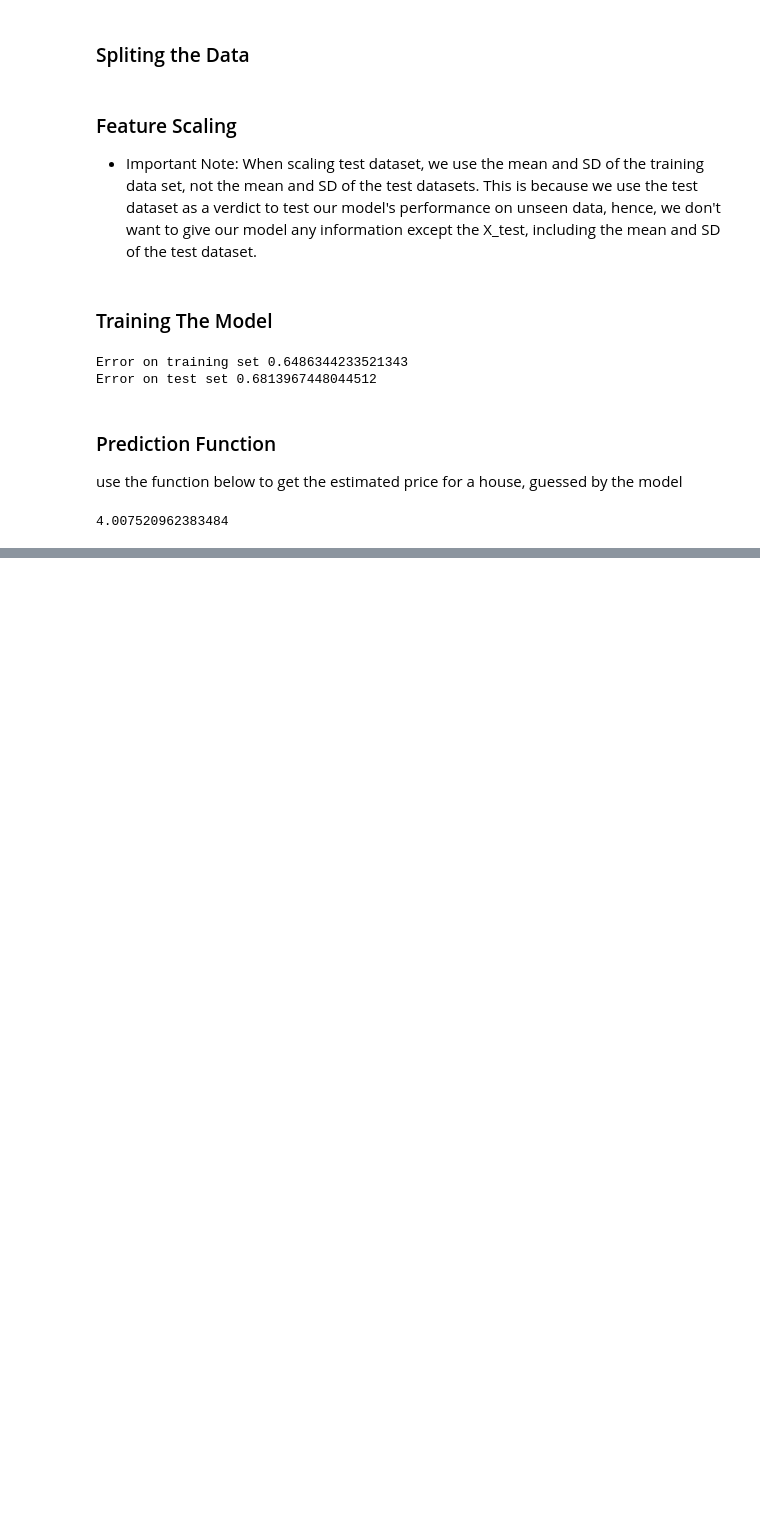
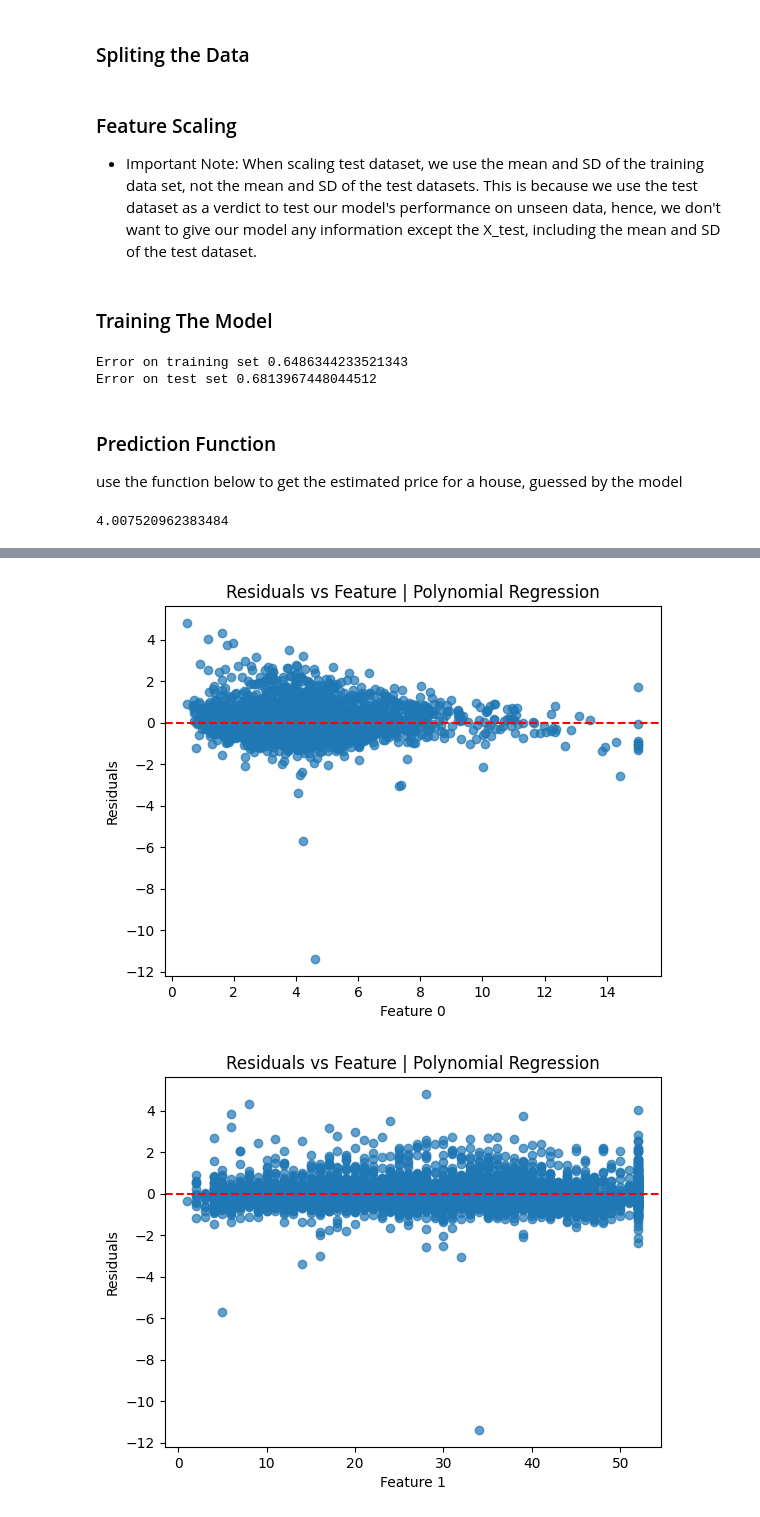
Before and after one commit to KayloPortal/California_Housing_Price, a Jupyter notebook: PolynomialRegression.ipynb, the cells around one changed output, grey strips where cells are left out. Saved outputs shown, nothing was run; the diff lists cells and outputs as text; code cells hidden in the pictures; blank space fills up the shorter version.

```diff
--- a/PolynomialRegression.ipynb
+++ b/PolynomialRegression.ipynb
@@ -74,0 +91,13 @@ print(predict(x))
+# %%
+_, X_test_nonpoly, __, ___ = train_test_split(housing.data, y, test_size=0.2, random_state=42)
+
+for feature_index in range(8):
+  plt.scatter(X_test_nonpoly[:, feature_index], residuals, alpha=0.7)
+  plt.axhline(0, color='red', linestyle='--')
+  plt.xlabel(f"Feature {feature_index}")
+  plt.ylabel("Residuals")
+  plt.title("Residuals vs Feature | Polynomial Regression")
+  plt.show()
+# %% [output]
+[figure, added]
+[figure, added]
```
Also changed, not shown: parts of 3 cells of this notebook, 1 other file.
